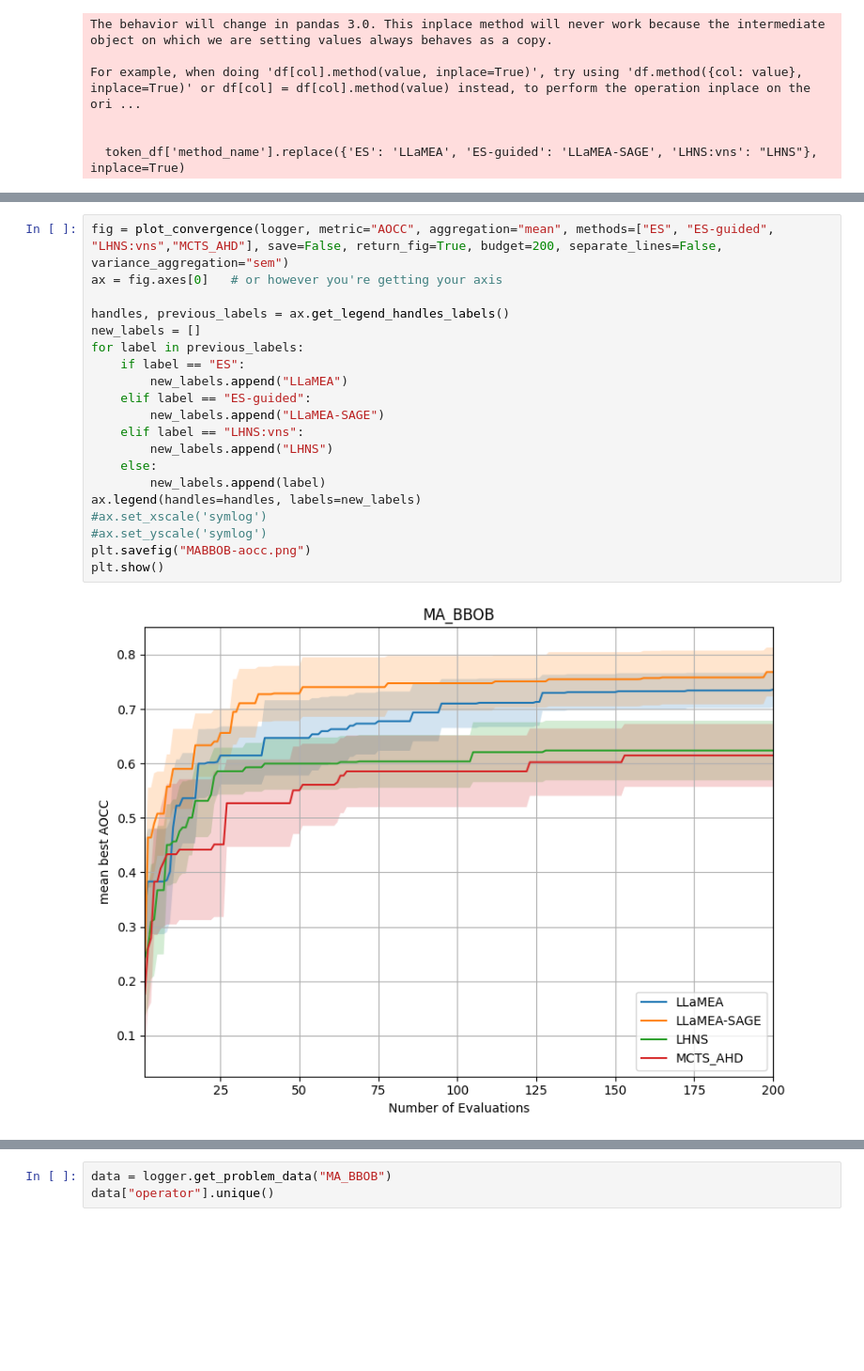
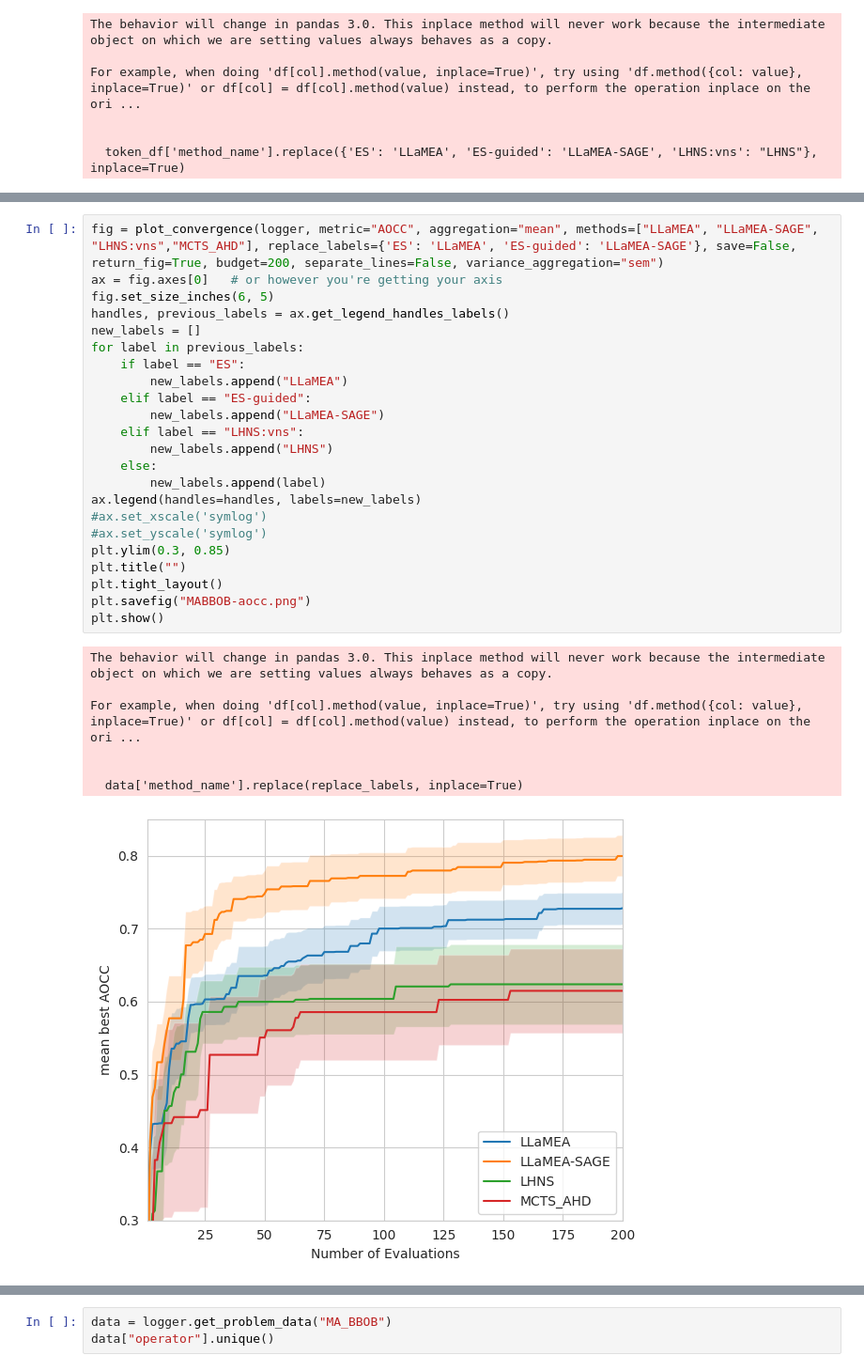
Before and after one commit to XAI-liacs/BLADE, a Jupyter notebook: visualize_2.ipynb, the cells around one changed output, grey strips where cells are left out. Shown at 94% size. Cells and saved outputs as stored; diff of their text form; blank space fills up the shorter version.

```diff
--- a/visualize_2.ipynb
+++ b/visualize_2.ipynb
@@ -78,23 +85,32 @@ plt.show()
 # %%
-fig = plot_convergence(logger, metric="AOCC", aggregation="mean", methods=["ES", "ES-guided", "LHNS:vns","MCTS_AHD"], save=False, return_fig=True, budget=200, separate_lines=False, variance_aggregation="sem")
+fig = plot_convergence(logger, metric="AOCC", aggregation="mean", methods=["LLaMEA", "LLaMEA-SAGE", "LHNS:vns","MCTS_AHD"], replace_labels={'ES': 'LLaMEA', 'ES-guided': 'LLaMEA-SAGE'}, save=False, return_fig=True, budget=200, separate_lines=False, variance_aggregation="sem")
 ax = fig.axes[0]   # or however you're getting your axis
-
+fig.set_size_inches(6, 5)
 handles, previous_labels = ax.get_legend_handles_labels()
 new_labels = []
 for label in previous_labels:
     if label == "ES":
         new_labels.append("LLaMEA")
     elif label == "ES-guided":
         new_labels.append("LLaMEA-SAGE")
     elif label == "LHNS:vns":
         new_labels.append("LHNS")
     else:
         new_labels.append(label)
 ax.legend(handles=handles, labels=new_labels)
 #ax.set_xscale('symlog')
 #ax.set_yscale('symlog')
+plt.ylim(0.3, 0.85)
+plt.title("")
+plt.tight_layout()
 plt.savefig("MABBOB-aocc.png")
 plt.show()
 # %% [output]
+The behavior will change in pandas 3.0. This inplace method will never work because the intermediate object on which we are setting values always behaves as a copy.
+
+For example, when doing 'df[col].method(value, inplace=True)', try using 'df.method({col: value}, inplace=True)' or df[col] = df[col].method(value) instead, to perform the operation inplace on the ori ...
+
+
+  data['method_name'].replace(replace_labels, inplace=True)
-[figure, old version]
+[figure, new version]
 # %%
```
Also changed, not shown: parts of 5 cells of this notebook, 25 other files.
